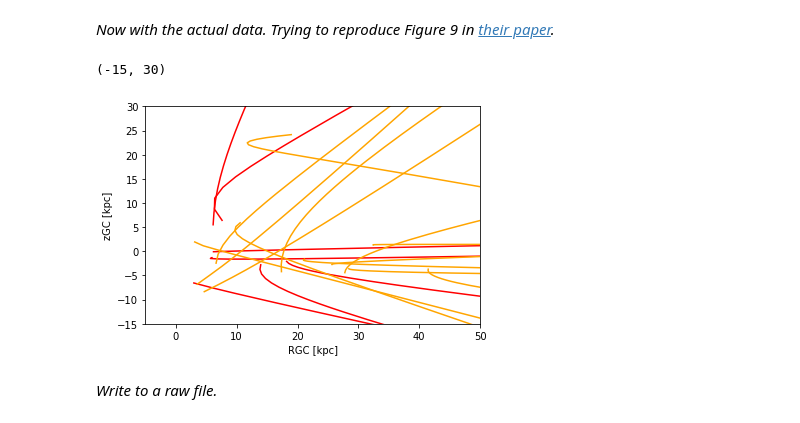
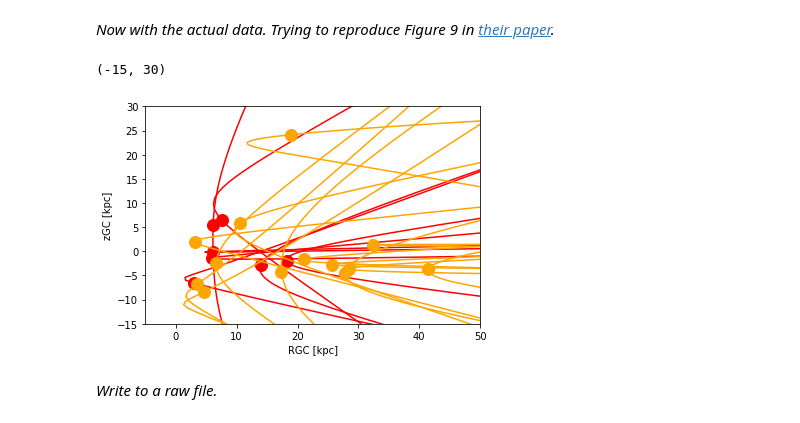
Before and after one commit to ageller/UniviewGaiaHVstars, a Jupyter notebook: rawdata/GaiaDR2HVstars.ipynb, the cells around one changed output. Saved outputs shown, nothing was run; the diff lists cells and outputs as text; code cells hidden in the pictures.

```diff
--- a/rawdata/GaiaDR2HVstars.ipynb
+++ b/rawdata/GaiaDR2HVstars.ipynb
@@ -100,25 +100,28 @@ o.plot()
 # %%
 f,ax = plt.subplots()
 
 #ts=np.linspace(-20.,20,2000)*units.Myr
-ts=np.linspace(-1.,1,500)*units.Gyr
+ts=np.linspace(0,1,500)*units.Gyr
 for i in range(len(cd)):
     o=Orbit(cd[i])
+    ob=o.flip()
     o.integrate(ts,MWPotential2014)
+    ob.integrate(ts,MWPotential2014)
     if (i < 7):
         co='red'
     else:
         co='orange'
-    ax.plot(o.R([0]*units.Gyr), o.z([0]*units.Gyr),'o', color=co)
+    ax.plot(o.R([0]*units.Gyr), o.z([0]*units.Gyr),'o', color=co, markersize=12)
     ax.plot(o.R(ts), o.z(ts), color=co)
+    ax.plot(ob.R(ts), ob.z(ts), color=co)
 
 ax.set_xlabel('RGC [kpc]')
 ax.set_ylabel('zGC [kpc]')
 ax.set_xlim(-5, 50)
 ax.set_ylim(-15, 30)
 # %% [output]
 (-15, 30)
-[figure, old version]
+[figure, new version]
 # %% [markdown]
 *Write to a raw file.*
 # %%
```
Also changed, not shown: parts of 2 cells of this notebook, 1 other file.
